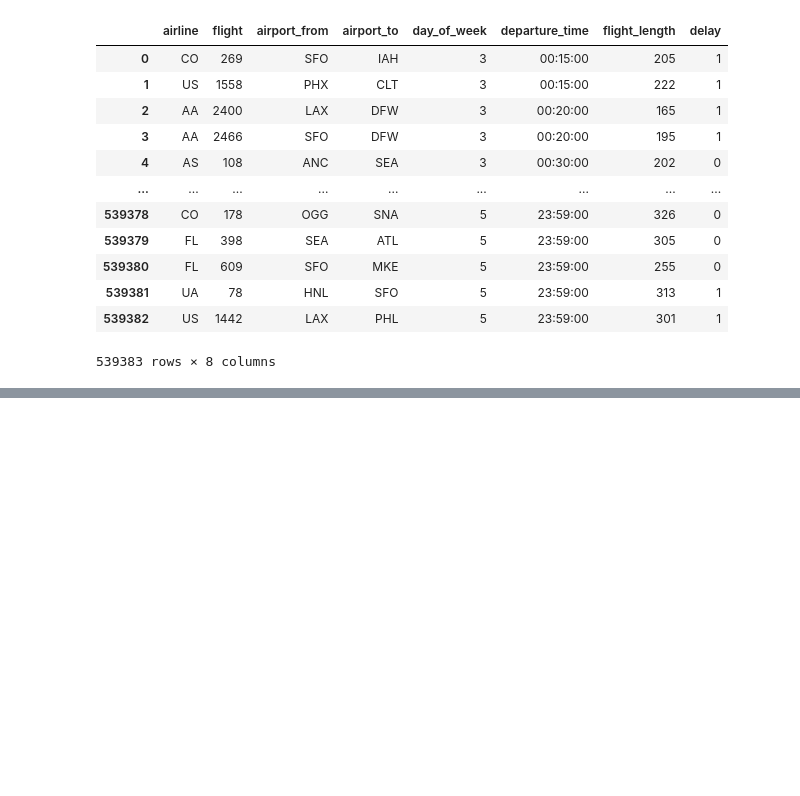
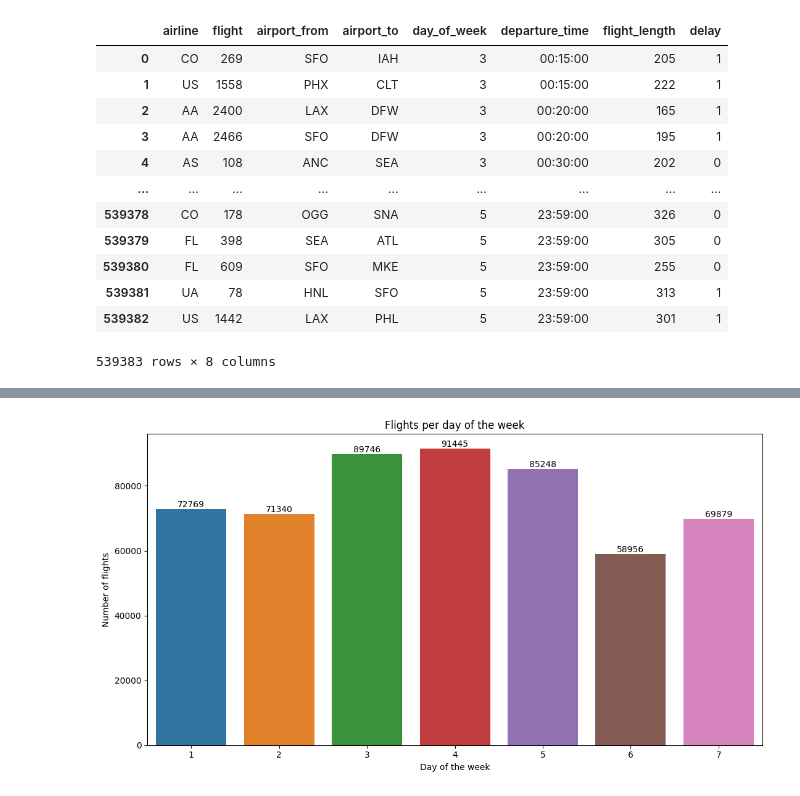
Before and after one commit to GuiMacc/final_bootcamp_project, a Jupyter notebook: Notebooks/eda.ipynb, the cells around one changed output, grey strips where cells are left out. Drawn from its saved outputs; the diff is of its cells as text; code cells hidden in the pictures; blank space fills up the shorter version.

```diff
--- a/Notebooks/eda.ipynb
+++ b/Notebooks/eda.ipynb
@@ -48,0 +34,3 @@ clean.groupby(['airline', 'delay']).agg({'delay':'count'})
+# %%
+al_plot = clean.groupby(['airline']).agg({'flight':'count'}).reset_index()
+week_plot = clean.groupby(['day_of_week']).agg({'flight':'count'}).reset_index()
@@ -48,0 +67,11 @@ clean.groupby(['airline', 'delay']).agg({'delay':'count'})
+# %%
+fig,ax = plt.subplots(figsize=(11,6))
+
+wp = sns.barplot(data=week_plot, x='day_of_week', y='flight', palette=sns.color_palette())
+wp.bar_label(wp.containers[0], label_type='edge')
+wp.set(ylabel='Number of flights', xlabel='Day of the week', title='Flights per day of the week')
+
+plt.tight_layout()
+plt.show()
+# %% [output]
+[figure, added]
```
Also changed, not shown: parts of 14 cells of this notebook, 1 other file.
